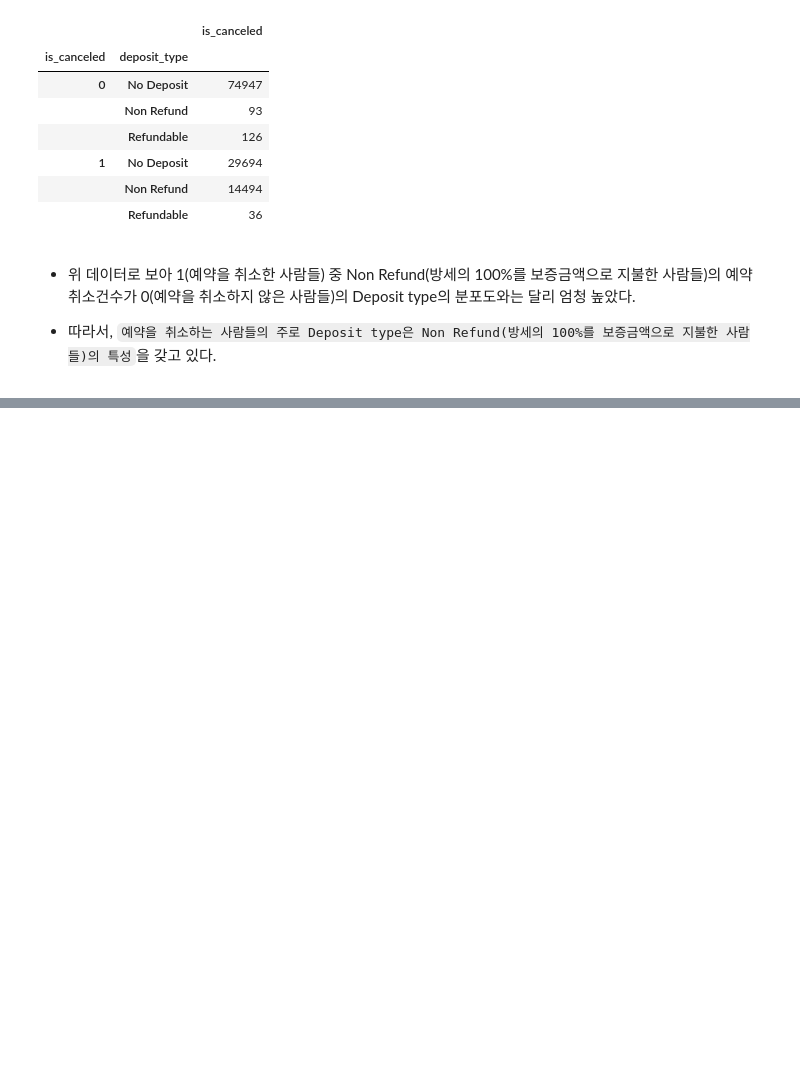
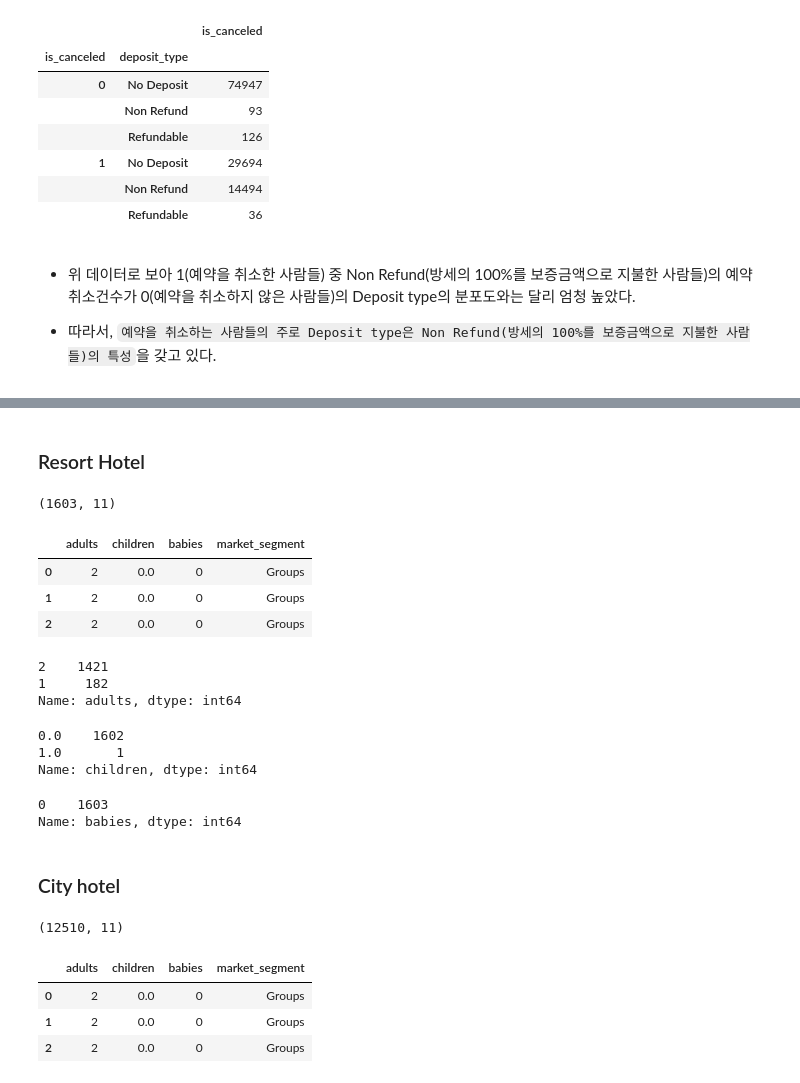
Before and after one commit to young-hun-jo/DataAnalysis, a Jupyter notebook: hotel_booking/analysis_myself.ipynb, the cells around one changed output, grey strips where cells are left out. Cells and saved outputs as stored; diff of their text form; code cells hidden in the pictures; blank space fills up the shorter version.

```diff
--- a/hotel_booking/analysis_myself.ipynb
+++ b/hotel_booking/analysis_myself.ipynb
@@ -588,0 +644,58 @@ data.head()
+# %% [markdown]
+### Resort Hotel
+# %%
+# 단체나 오프라인 여행사를 통해서 예약을 한 사람들의 구성원 수는 어떻게 될까?(가족? 개인?)
+# Non Refund 유형 중 Offline TA/TO 또는 Groups로 예약한 건수들만 추출
+group_off = resort_df[resort_df['deposit_type']=='Non Refund']
+group_off = group_off.loc[(group_off['market_segment']=='Offline TA/TO')|(group_off['market_segment']=='Groups')]
+group_off.shape
+# %% [output]
+(1603, 11)
+# %%
+# market_segment별로 구성원들 수 분포살펴보기
+columns = ['adults','children','babies','market_segment']
+group_off = group_off[columns].reset_index(drop=True)
+group_off.head(3)
+# %% [output]
+|  | adults | children | babies | market_segment |
+| 0 | 2 | 0.0 | 0 | Groups |
+| 1 | 2 | 0.0 | 0 | Groups |
+| 2 | 2 | 0.0 | 0 | Groups |
+# %%
+# 어른들 인원 종류 출력해보기(2명 or 1명)
+group_off['adults'].value_counts()
+# %% [output]
+2    1421
+1     182
+Name: adults, dtype: int64
+# %%
+# 아이들 인원 종류 출력해보기(1명 or 0명)
+group_off['children'].value_counts()
+# %% [output]
+0.0    1602
+1.0       1
+Name: children, dtype: int64
+# %%
+# 아기는 아예 0명
+group_off['babies'].value_counts()
+# %% [output]
+0    1603
+Name: babies, dtype: int64
+# %% [markdown]
+### City hotel
+# %%
+group_off = city_df[city_df['deposit_type']=='Non Refund']
+group_off = group_off.loc[(group_off['market_segment']=='Offline TA/TO')|(group_off['market_segment']=='Groups')]
+group_off.shape
+# %% [output]
+(12510, 11)
+# %%
+# market_segment별로 구성원들 수 분포살펴보기
+columns = ['adults','children','babies','market_segment']
+group_off = group_off[columns].reset_index(drop=True)
+group_off.head(3)
+# %% [output]
+|  | adults | children | babies | market_segment |
+| 0 | 2 | 0.0 | 0 | Groups |
+| 1 | 2 | 0.0 | 0 | Groups |
+| 2 | 2 | 0.0 | 0 | Groups |
```
Also changed, not shown: parts of 11 cells of this notebook.
